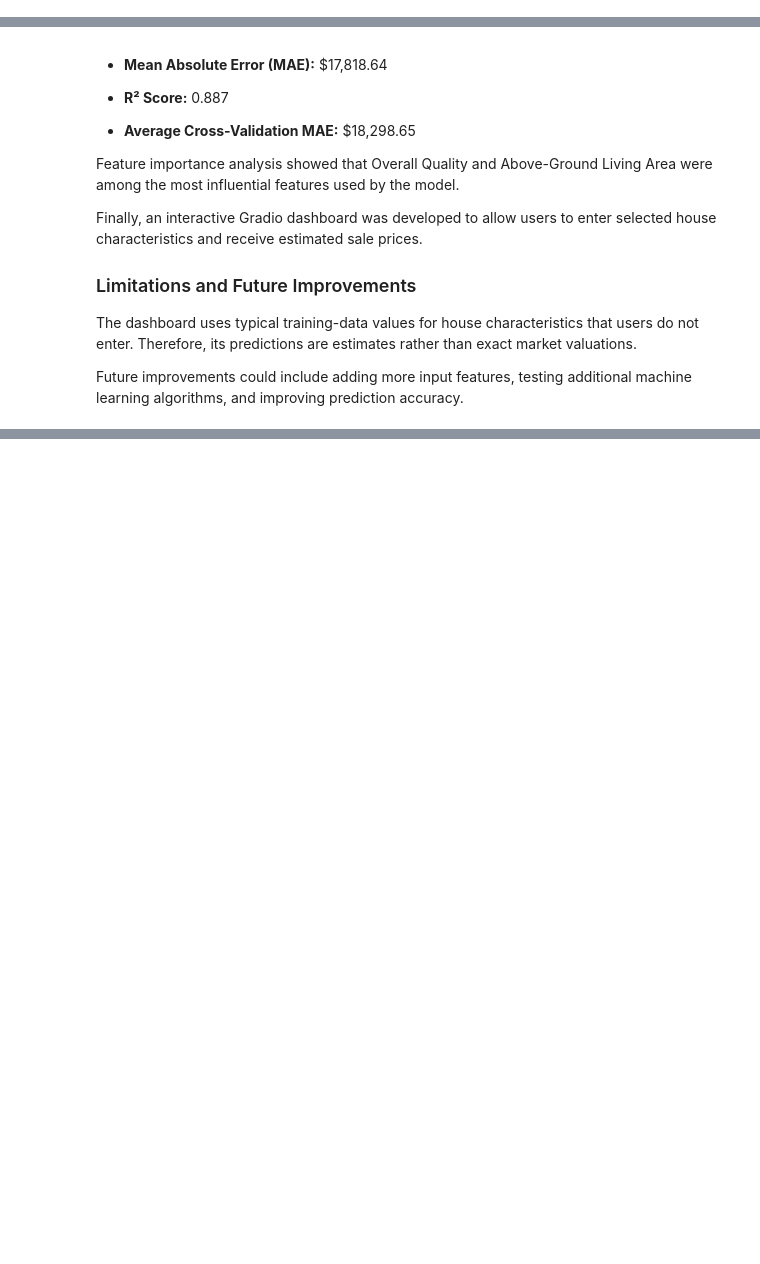
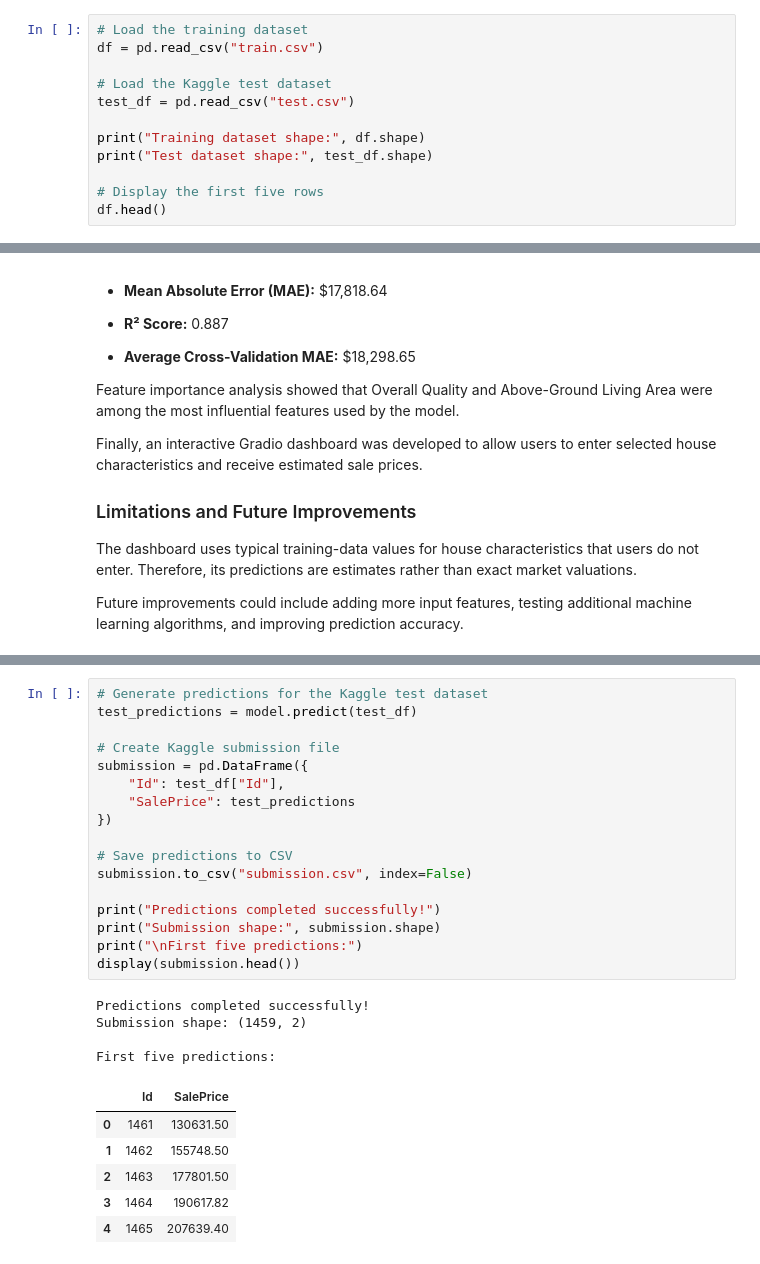
Before and after one commit to joelrm11/house_price_prediction, a Jupyter notebook: House_Price_Prediction_Final_Project.ipynb, the cells around one changed output, grey strips where cells are left out. Cells and saved outputs as stored; diff of their text form; blank space fills up the shorter version.

```diff
--- a/House_Price_Prediction_Final_Project.ipynb
+++ b/House_Price_Prediction_Final_Project.ipynb
@@ -73,0 +58,12 @@ Dataset shape: (1460, 81)
+# %%
+# Load the training dataset
+df = pd.read_csv("train.csv")
+
+# Load the Kaggle test dataset
+test_df = pd.read_csv("test.csv")
+
+print("Training dataset shape:", df.shape)
+print("Test dataset shape:", test_df.shape)
+
+# Display the first five rows
+df.head()
@@ -480,0 +493,28 @@ Future improvements could include adding more input features, testing additional
+# %%
+# Generate predictions for the Kaggle test dataset
+test_predictions = model.predict(test_df)
+
+# Create Kaggle submission file
+submission = pd.DataFrame({
+    "Id": test_df["Id"],
+    "SalePrice": test_predictions
+})
+
+# Save predictions to CSV
+submission.to_csv("submission.csv", index=False)
+
+print("Predictions completed successfully!")
+print("Submission shape:", submission.shape)
+print("\nFirst five predictions:")
+display(submission.head())
+# %% [output]
+Predictions completed successfully!
+Submission shape: (1459, 2)
+
+First five predictions:
+|  | Id | SalePrice |
+| 0 | 1461 | 130631.50 |
+| 1 | 1462 | 155748.50 |
+| 2 | 1463 | 177801.50 |
+| 3 | 1464 | 190617.82 |
+| 4 | 1465 | 207639.40 |
```
Also changed, not shown: parts of 6 cells of this notebook.
